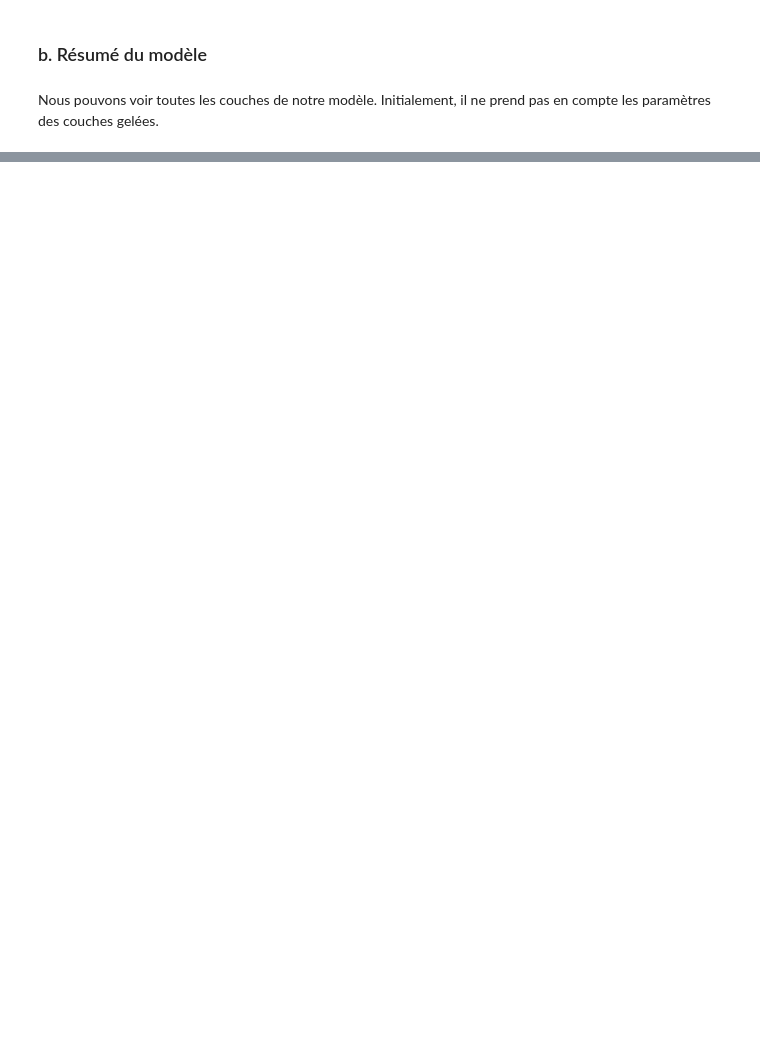
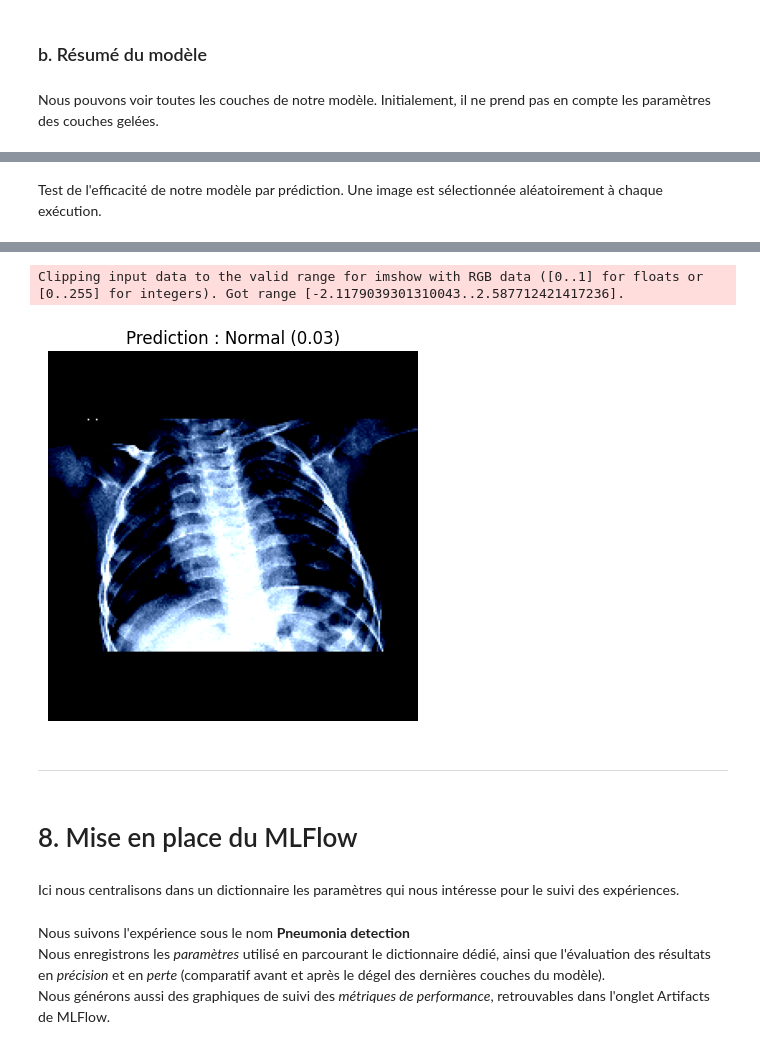
Before and after one commit to Aurelien-L/CNN_Transfer_Learning, a Jupyter notebook: Notebook_CNN_TL.ipynb, the cells around one changed output, grey strips where cells are left out. Cells and saved outputs as stored; diff of their text form; code cells hidden in the pictures; blank space fills up the shorter version.

```diff
--- a/Notebook_CNN_TL.ipynb
+++ b/Notebook_CNN_TL.ipynb
@@ -182,0 +365,21 @@ Nous pouvons voir toutes les couches de notre modèle. Initialement, il ne prend
+# %% [markdown]
+Test de l'efficacité de notre modèle par prédiction. Une image est sélectionnée aléatoirement à chaque exécution.
+# %%
+# Mapping des classes
+label_name = {0: "Normal", 1: "Pneumonia"}
+
+# Choix aléatoire d'une image dans X_test
+img_to_predict = random.randint(0, len(X_test) - 1)
+
+# Obtenir la prédiction (proba)
+proba = model.predict(X_test[[img_to_predict]])[0][0]
+
+# Classer selon le seuil 0.5
+predicted_class = int(proba > 0.5)
+
+# Afficher l’image avec prédiction
+plt.imshow(X_test[img_to_predict])
+plt.title(f"Prediction : {label_name[predicted_class]} ({proba:.2f})")
+plt.axis("off")
+plt.show()
+# %% [output]
@@ -182,0 +387,8 @@ Nous pouvons voir toutes les couches de notre modèle. Initialement, il ne prend
+Clipping input data to the valid range for imshow with RGB data ([0..1] for floats or [0..255] for integers). Got range [-2.1179039301310043..2.587712421417236].
+[figure, added]
+# %% [markdown]
+_______________________________________________________________________________________________________________________________________________________
+# %% [markdown]
+# 8. Mise en place du MLFlow
+# %% [markdown]
+Ici nous centralisons dans un dictionnaire les paramètres qui nous intéresse pour le suivi des expériences.
@@ -182,0 +410,4 @@ Nous pouvons voir toutes les couches de notre modèle. Initialement, il ne prend
+# %% [markdown]
+Nous suivons l'expérience sous le nom **Pneumonia detection**\
+Nous enregistrons les *paramètres* utilisé en parcourant le dictionnaire dédié, ainsi que l'évaluation des résultats en *précision* et en *perte* (comparatif avant et après le dégel des dernières couches du modèle).\
+Nous générons aussi des graphiques de suivi des *métriques de performance*, retrouvables dans l'onglet Artifacts de MLFlow.
```
Also changed, not shown: parts of 39 cells of this notebook, 30 other files.
